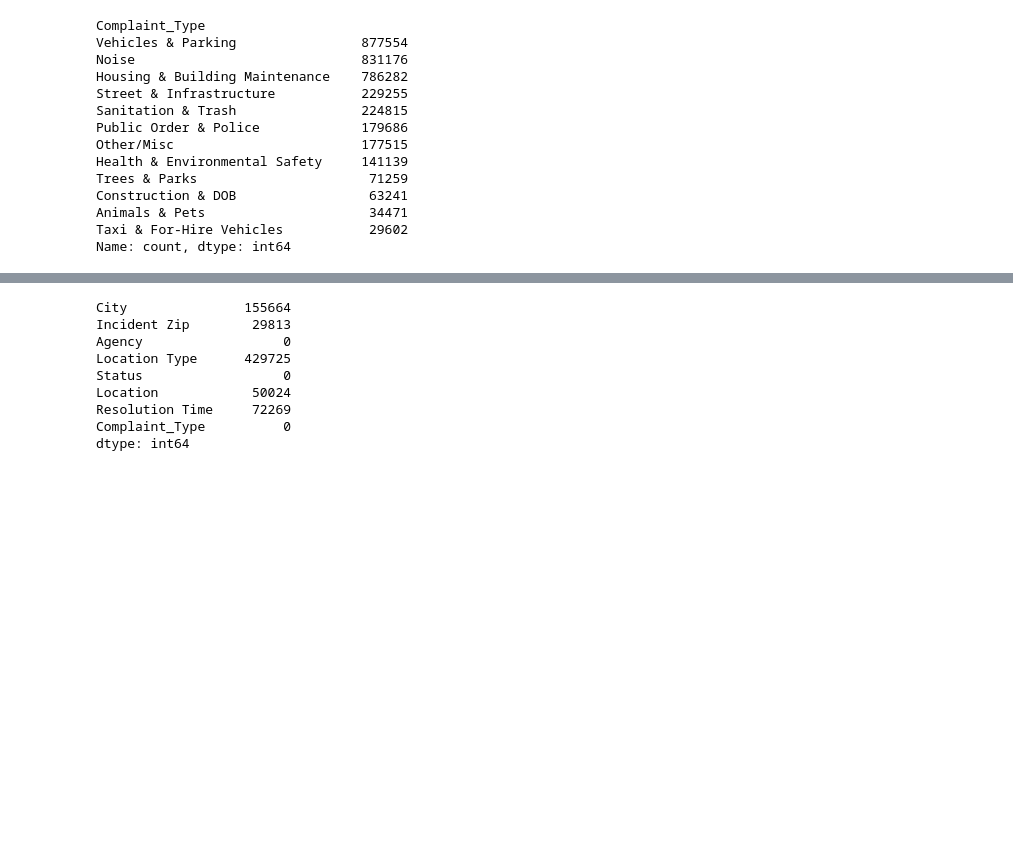
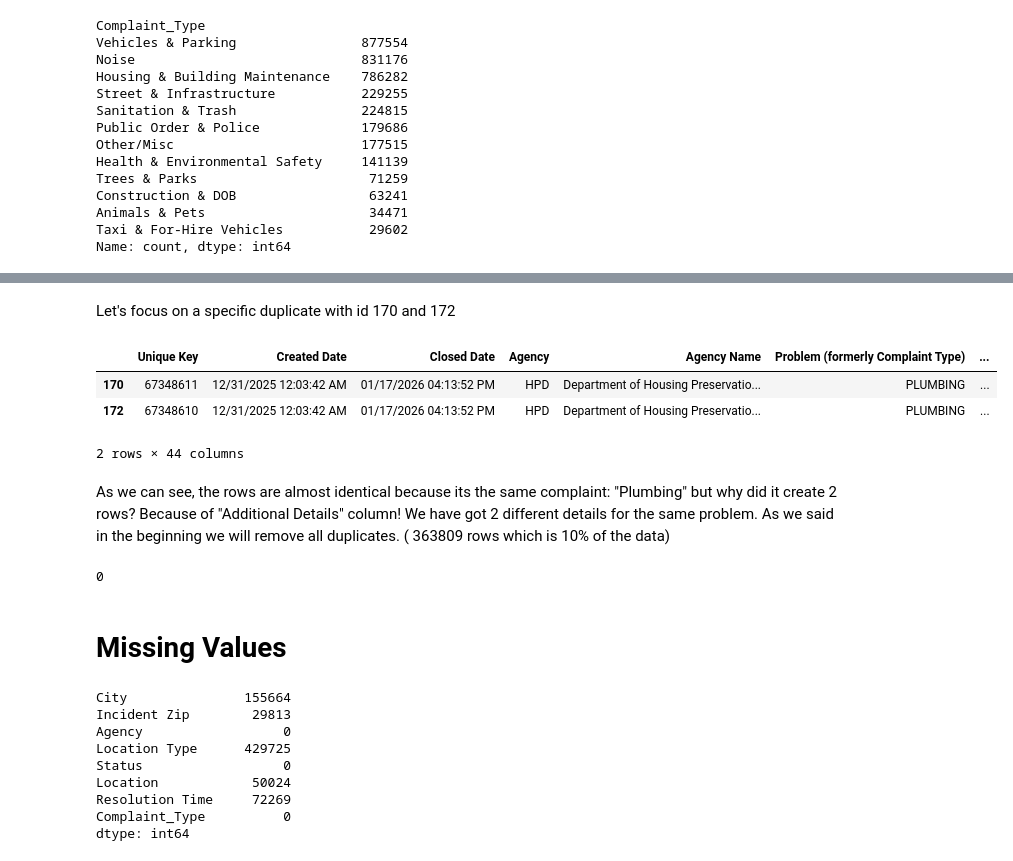
Before and after one commit to OrangeBoop/311-Cluster-Project, a Jupyter notebook: EDA/EDA_Final.ipynb, the cells around one changed output, grey strips where cells are left out. Saved outputs shown, nothing was run; the diff lists cells and outputs as text; code cells hidden in the pictures; blank space fills up the shorter version.

```diff
--- a/EDA/EDA_Final.ipynb
+++ b/EDA/EDA_Final.ipynb
@@ -104,0 +134,17 @@ Total duplicate rows: 515813
+# %% [markdown]
+Let's focus on a specific duplicate with id 170 and 172
+# %%
+main_df.loc[[170,172]]
+# %% [output]
+|  | Unique Key | Created Date | Closed Date | Agency | Agency Name | Problem (formerly Complaint Type) | ... |
+| 170 | 67348611 | 12/31/2025 12:03:42 AM | 01/17/2026 04:13:52 PM | HPD | Department of Housing Preservatio... | PLUMBING | ... |
+| 172 | 67348610 | 12/31/2025 12:03:42 AM | 01/17/2026 04:13:52 PM | HPD | Department of Housing Preservatio... | PLUMBING | ... |
+2 rows × 44 columns
+# %% [markdown]
+As we can see, the rows are almost identical because its the same complaint: "Plumbing" but why did it create 2 rows? Because of "Additional Details" column! We have got 2 different details for the same problem. As we said in the beginning we will remove all duplicates. ( 363809 rows which is 10% of the data)
+# %%
+# Dropping duplicates
+df = df.drop_duplicates(keep=False)
+print(df.duplicated().sum())
+# %% [output]
+0
@@ -105,3 +154,5 @@ Total duplicate rows: 515813
+# %% [markdown]
+# Missing Values
 # %%
 # Number of missing value for each feature.
 df.isnull().sum()
```
Also changed, not shown: parts of 16 cells of this notebook, 1 other file.
